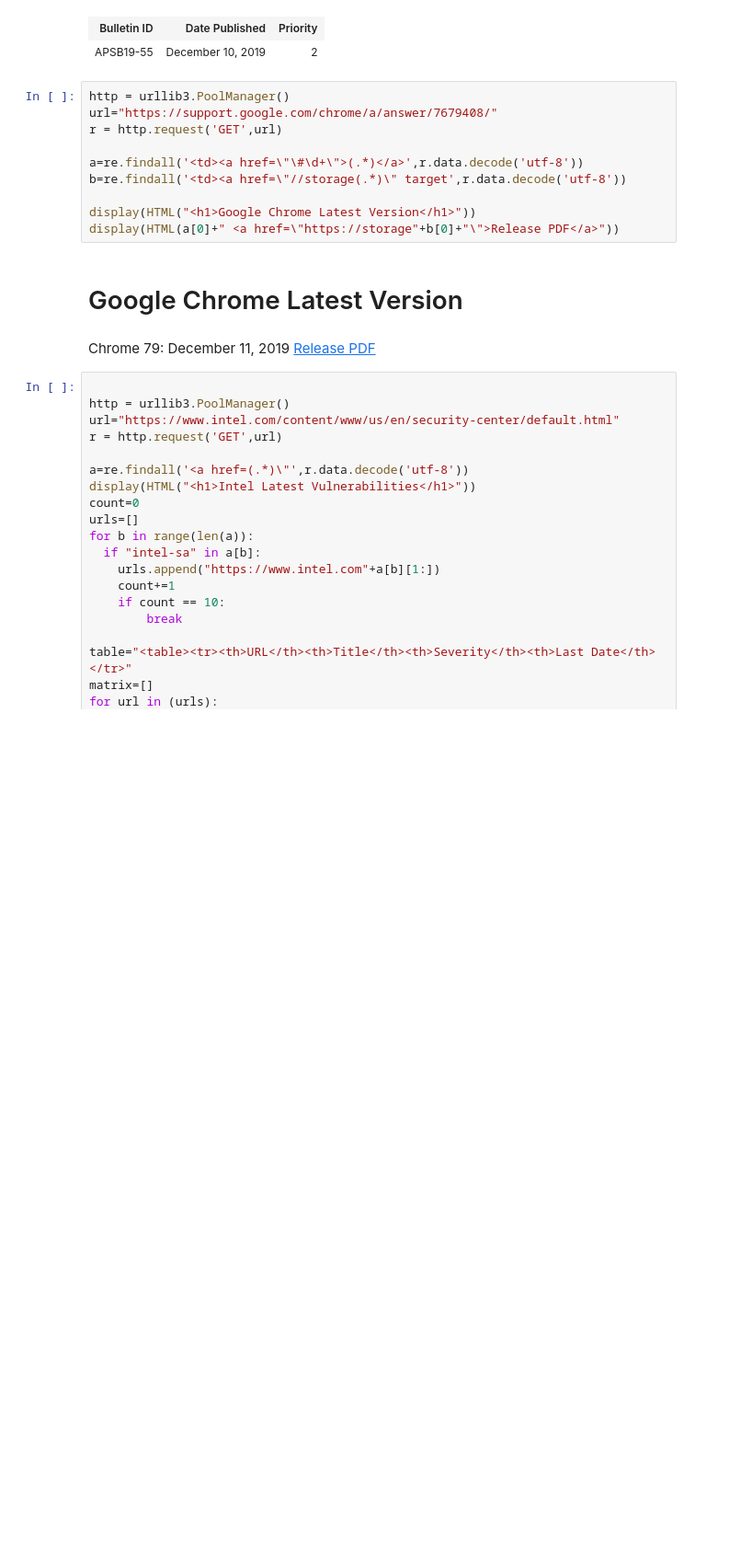
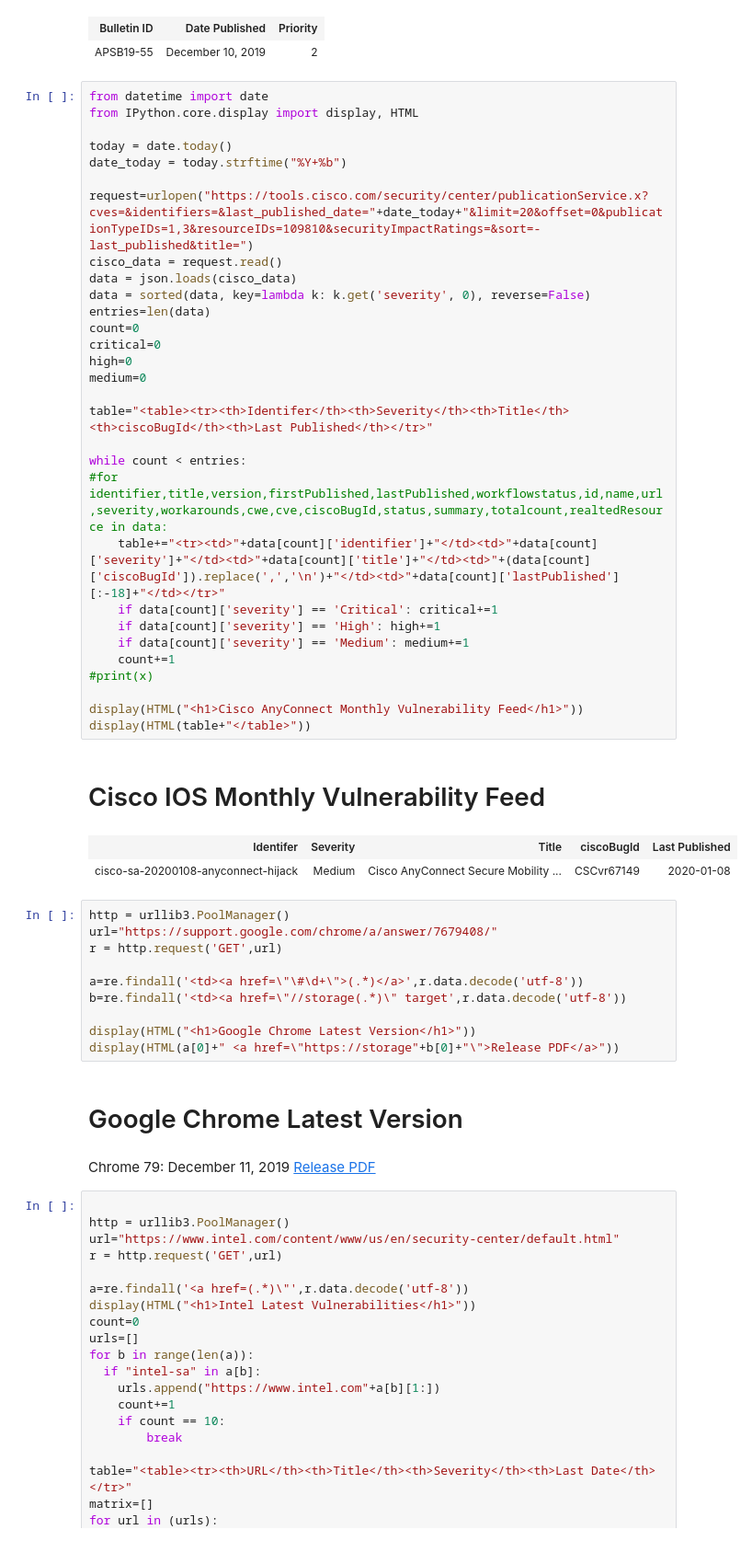
Before and after one commit to netscylla/Jupyter_Vulncheck, a Jupyter notebook: 3rd Party Tools.ipynb, the cells around one changed output. Shown at 92% size. Cells and saved outputs as stored; diff of their text form; blank space fills up the shorter version.

```diff
--- a/3rd Party Tools.ipynb
+++ b/3rd Party Tools.ipynb
@@ -58,6 +58,40 @@ CVE-2019-16463
 Binary Planting (default folder privilege escalation) Privilege Escalation Important CVE-2019-16444 Security Bypass Arbitrary Code Execution Critical CVE-2019-16453
 | Bulletin ID | Date Published | Priority |
 | APSB19-55 | December 10, 2019 | 2 |
+# %%
+from datetime import date
+from IPython.core.display import display, HTML
+
+today = date.today()
+date_today = today.strftime("%Y+%b")
+
+request=urlopen("https://tools.cisco.com/security/center/publicationService.x?cves=&identifiers=&last_published_date="+date_today+"&limit=20&offset=0&publicationTypeIDs=1,3&resourceIDs=109810&securityImpactRatings=&sort=-last_published&title=")
+cisco_data = request.read()
+data = json.loads(cisco_data)
+data = sorted(data, key=lambda k: k.get('severity', 0), reverse=False)
+entries=len(data)
+count=0
+critical=0
+high=0
+medium=0
+
+table="<table><tr><th>Identifer</th><th>Severity</th><th>Title</th><th>ciscoBugId</th><th>Last Published</th></tr>"
+
+while count < entries:
+#for identifier,title,version,firstPublished,lastPublished,workflowstatus,id,name,url,severity,workarounds,cwe,cve,ciscoBugId,status,summary,totalcount,realtedResource in data:
+    table+="<tr><td>"+data[count]['identifier']+"</td><td>"+data[count]['severity']+"</td><td>"+data[count]['title']+"</td><td>"+(data[count]['ciscoBugId']).replace(',','\n')+"</td><td>"+data[count]['lastPublished'][:-18]+"</td></tr>"
+    if data[count]['severity'] == 'Critical': critical+=1
+    if data[count]['severity'] == 'High': high+=1
+    if data[count]['severity'] == 'Medium': medium+=1
+    count+=1
+#print(x)
+
+display(HTML("<h1>Cisco AnyConnect Monthly Vulnerability Feed</h1>"))
+display(HTML(table+"</table>"))
+# %% [output]
+Cisco IOS Monthly Vulnerability Feed
+| Identifer | Severity | Title | ciscoBugId | Last Published |
+| cisco-sa-20200108-anyconnect-hijack | Medium | Cisco AnyConnect Secure Mobility ... | CSCvr67149 | 2020-01-08 |
 # %%
 http = urllib3.PoolManager()
 url="https://support.google.com/chrome/a/answer/7679408/"
```
Also changed, not shown: parts of 1 cell of this notebook.
